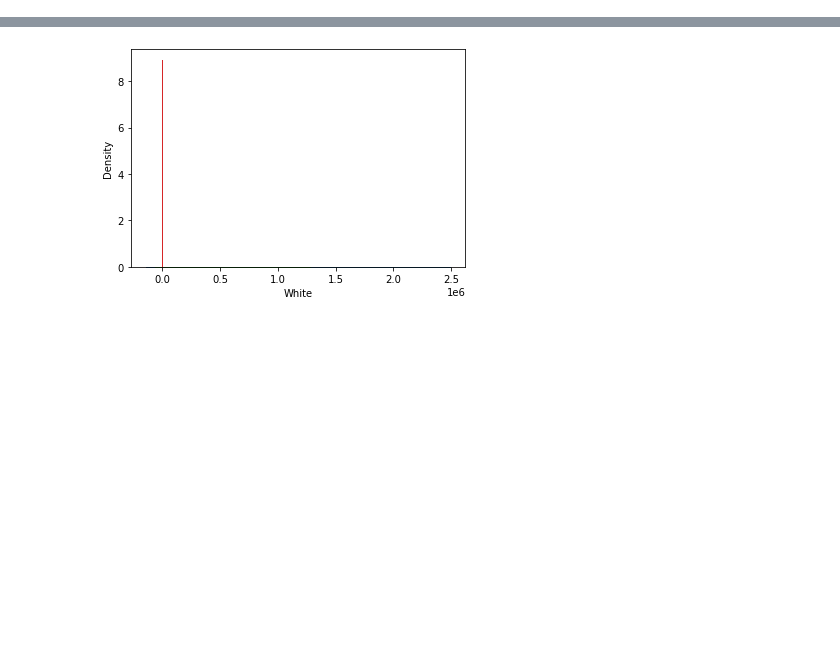
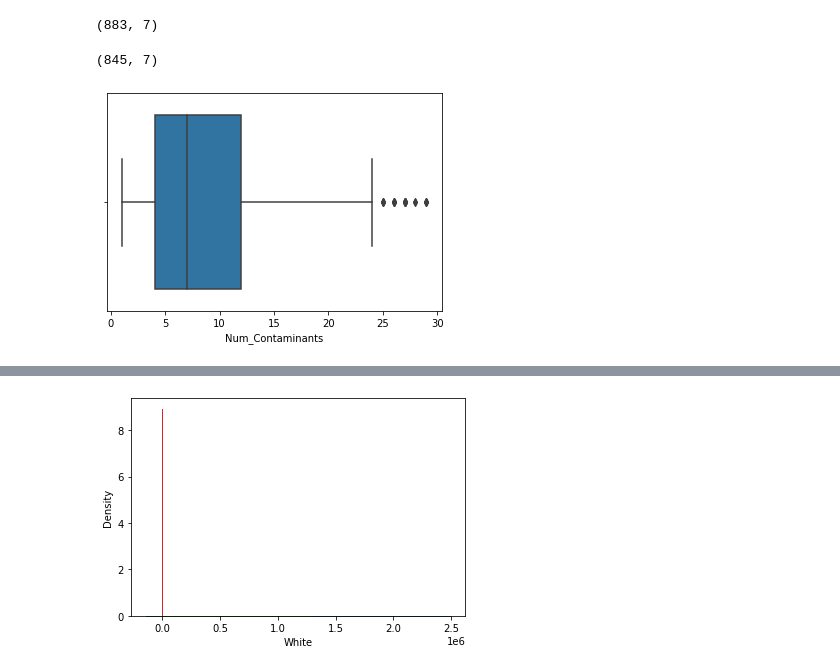
Before and after one commit to jonathantree/Water_Quality_Analysis, a Jupyter notebook: Census_Data_Cleaning/Demographic_Data_EDA.ipynb, the cells around one changed output, grey strips where cells are left out. Cells and saved outputs as stored; diff of their text form; code cells hidden in the pictures; blank space fills up the shorter version.

```diff
--- a/Census_Data_Cleaning/Demographic_Data_EDA.ipynb
+++ b/Census_Data_Cleaning/Demographic_Data_EDA.ipynb
@@ -32,0 +127,4 @@ df.shape
+# %%
+Q1 = cont_df['Num_Contaminants'].quantile(0.25)
+Q3 = cont_df['Num_Contaminants'].quantile(0.75)
+IQR = Q3 - Q1
@@ -32,0 +135,3 @@ df.shape
+# %%
+lower_lim = 0 # b/c Q1-1.5 * IQR iess less than zero
+upper_lim = Q3 + 1.5 * IQR
@@ -32,0 +142,3 @@ df.shape
+# %%
+# how many data points would be dropped if we eliminated outliers
+outliers_upper = (cont_df['Num_Contaminants'] > upper_lim)
@@ -32,0 +168,15 @@ df.shape
+# %%
+cont_df.shape
+# %% [output]
+(883, 7)
+# %%
+cont_df = cont_df[-(outliers_upper)]
+# %%
+cont_df.shape
+# %% [output]
+(845, 7)
+# %%
+sns.boxplot(x=cont_df['Num_Contaminants'])
+plt.show()
+# %% [output]
+[figure, added]
```
Also changed, not shown: parts of 48 cells of this notebook, 3 other files.
